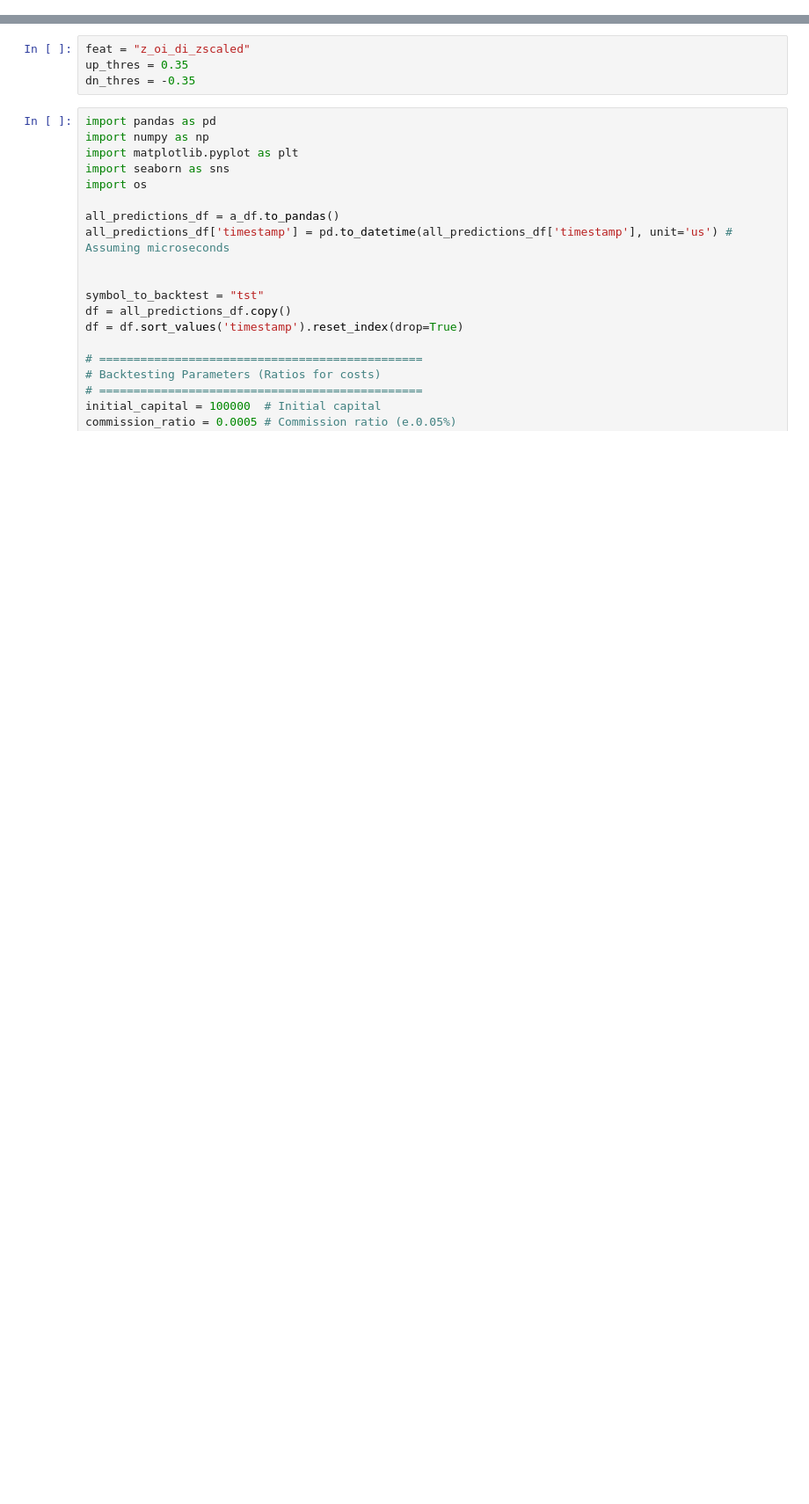
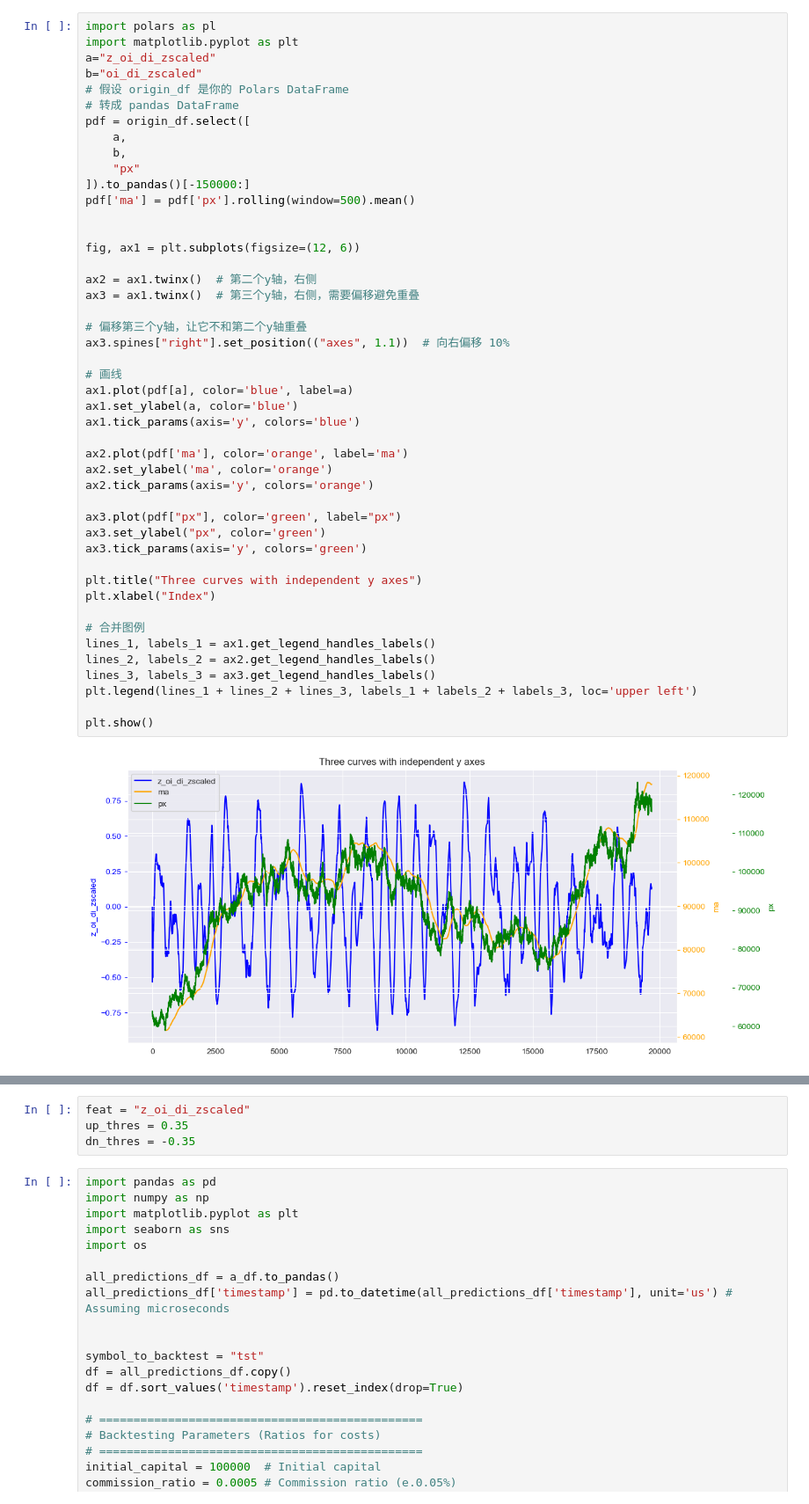
Before and after one commit to Lqz13Th/extrema_lab, a Jupyter notebook: feature_eng/feat_rnd_lab/feat_timing_.ipynb, the cells around one changed output, grey strips where cells are left out. Shown at 88% size. Drawn from its saved outputs; the diff is of its cells as text; blank space fills up the shorter version.

```diff
--- a/feature_eng/feat_rnd_lab/feat_timing_.ipynb
+++ b/feature_eng/feat_rnd_lab/feat_timing_.ipynb
@@ -142,3 +95,51 @@ plt.show()
+# %%
+import polars as pl
+import matplotlib.pyplot as plt
+a="z_oi_di_zscaled"
+b="oi_di_zscaled"
+# 假设 origin_df 是你的 Polars DataFrame
+# 转成 pandas DataFrame
+pdf = origin_df.select([
+    a,
+    b,
+    "px"
+]).to_pandas()[-150000:]
+pdf['ma'] = pdf['px'].rolling(window=500).mean()
+
+
+fig, ax1 = plt.subplots(figsize=(12, 6))
+
+ax2 = ax1.twinx()  # 第二个y轴，右侧
+ax3 = ax1.twinx()  # 第三个y轴，右侧，需要偏移避免重叠
+
+# 偏移第三个y轴，让它不和第二个y轴重叠
+ax3.spines["right"].set_position(("axes", 1.1))  # 向右偏移 10%
+
+# 画线
+ax1.plot(pdf[a], color='blue', label=a)
+ax1.set_ylabel(a, color='blue')
+ax1.tick_params(axis='y', colors='blue')
+
+ax2.plot(pdf['ma'], color='orange', label='ma')
+ax2.set_ylabel('ma', color='orange')
+ax2.tick_params(axis='y', colors='orange')
+
+ax3.plot(pdf["px"], color='green', label="px")
+ax3.set_ylabel("px", color='green')
+ax3.tick_params(axis='y', colors='green')
+
+plt.title("Three curves with independent y axes")
+plt.xlabel("Index")
+
+# 合并图例
+lines_1, labels_1 = ax1.get_legend_handles_labels()
+lines_2, labels_2 = ax2.get_legend_handles_labels()
+lines_3, labels_3 = ax3.get_legend_handles_labels()
+plt.legend(lines_1 + lines_2 + lines_3, labels_1 + labels_2 + labels_3, loc='upper left')
+
+plt.show()
+# %% [output]
+[figure, added]
 # %%
 def plot_last_n_rows_with_px(y_test, y_test_binary, y_pred_prob, px, std_array=None, n=700, m=-1, alpha=1):
     # 截取最后 n 行
```
Also changed, not shown: parts of 18 cells of this notebook, 3 other files.
